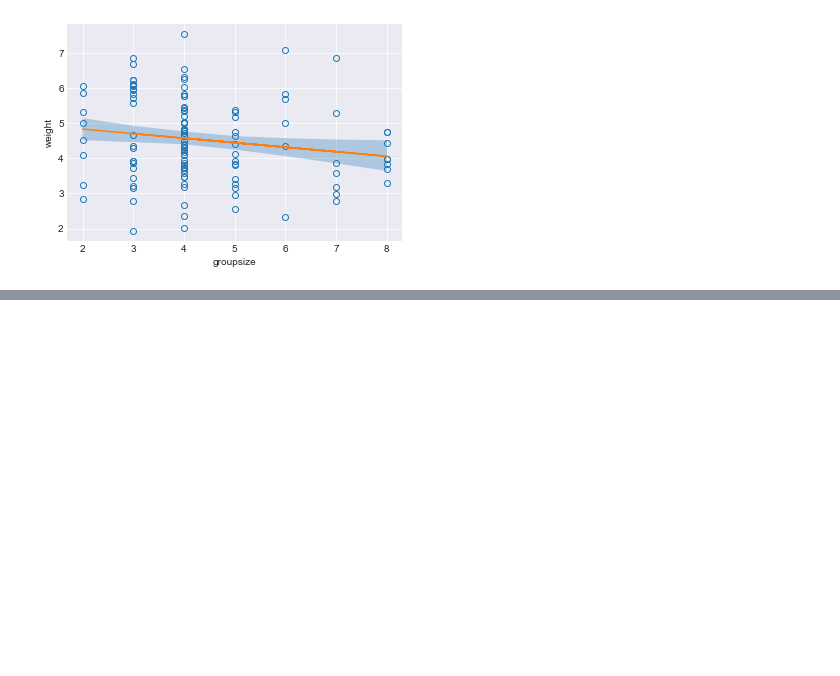
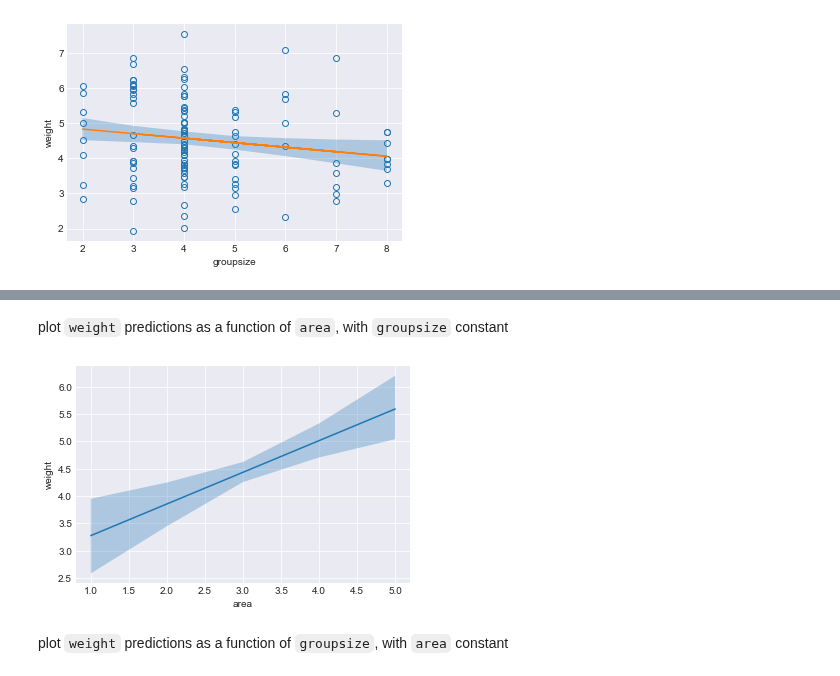
Before and after one commit to nwweber/statistical_rethinking, a Jupyter notebook: chapter_05_multivariate_linear_models.ipynb, the cells around one changed output, grey strips where cells are left out. Saved outputs shown, nothing was run; the diff lists cells and outputs as text; code cells hidden in the pictures; blank space fills up the shorter version.

```diff
--- a/chapter_05_multivariate_linear_models.ipynb
+++ b/chapter_05_multivariate_linear_models.ipynb
@@ -1929,21 +1961,26 @@ plot_bivariate_trace(foxes, trace_m_practice_5_h_1_b, 'a', 'groupsize', 'bGroups
+# %% [markdown]
+plot `weight` predictions as a function of `area`, with `groupsize` constant
+# %%
+def plot_line_and_interval(x_vals, y_mean_vals, y_interval_vals, xlabel, ylabel):
+    fig, ax = plt.subplots()
+
+    ax.plot(x_vals, y_mean_vals);
+
+    ax.fill_between(x_vals, y1=y_interval_vals[:,0], y2=y_interval_vals[:,1], alpha=0.3);
+
+    ax.set_xlabel(xlabel);
+    ax.set_ylabel(ylabel);
 # %%
-# Code 5.27
+mean_groupsize = foxes.groupsize.mean()
+area_seq = np.arange(1, 6)
+pred_data = pd.DataFrame({'area': area_seq, 'groupsize': mean_groupsize})
 
-mean_log_mass = dcc.log_mass.mean()
-np_seq = np.arange(0, 101)
-pred_data = pd.DataFrame({'neocortex_perc': np_seq, 'log_mass': mean_log_mass})
-
-mu = trace_m5_7['a'].reshape(-1, 1) + trace_m5_7['bm'].reshape(-1, 1) @ pred_data.log_mass.values.reshape(1, -1) + trace_m5_7['bn'].reshape(-1, 1) @ pred_data.neocortex_perc.values.reshape(1, -1)
+mu = trace_m_practice_5_h_2['a'].reshape(-1, 1) + trace_m_practice_5_h_2['bArea'].reshape(-1, 1) @ pred_data.area.values.reshape(1, -1) + trace_m_practice_5_h_2['bGroupsize'].reshape(-1, 1) @ pred_data.groupsize.values.reshape(1, -1)
 mu_mean = mu.mean(axis=0)
 mu_pi = pm.hpd(mu, alpha=0.11)
-
-fig, ax = plt.subplots()
-# ax.plot(dcc.log_mass, dcc.kcal_per_g, 'o', fillstyle='none', mew=1);
-ax.plot(np_seq, mu_mean);
-ax.fill_between(np_seq, y1=mu_pi[:,0], y2=mu_pi[:,1], alpha=0.3);
-
-ax.set_xlim(54, 76);
-ax.set_ylim(0.4, 1.0)
-
-ax.set_xlabel('neocortex_perc');
-ax.set_ylabel('kcal_per_g');
+# %%
+plot_line_and_interval(area_seq, mu_mean, mu_pi, 'area', 'weight')
+# %% [output]
+[figure, added]
+# %% [markdown]
+plot `weight` predictions as a function of `groupsize`, with `area` constant
```
Also changed, not shown: parts of 16 cells of this notebook.
